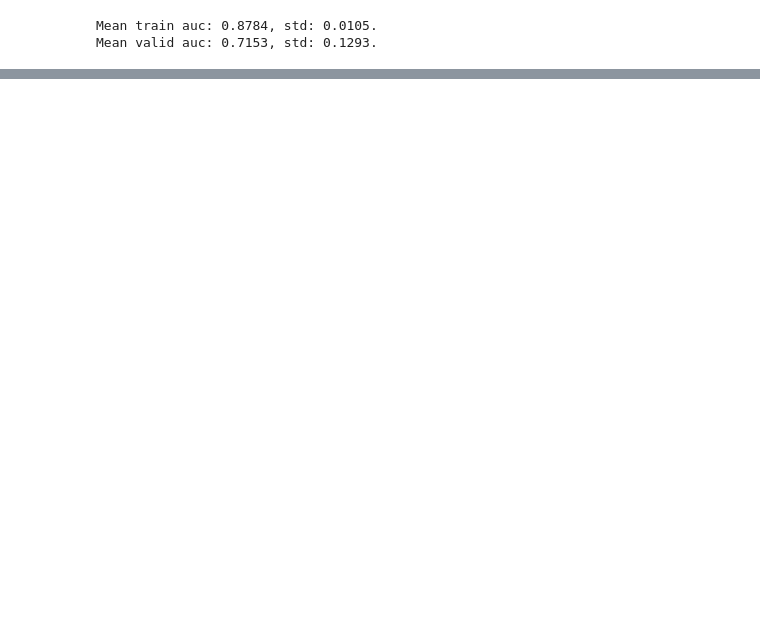
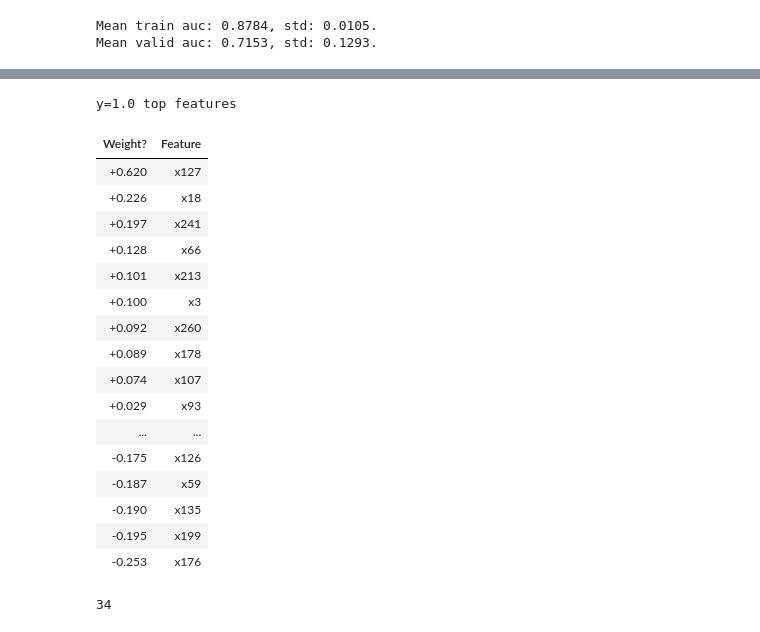
Before and after one commit to JHyunB/Don-t-Overfit-II, a Jupyter notebook: My_Don't_Overfit.ipynb, the cells around one changed output, grey strips where cells are left out. Saved outputs shown, nothing was run; the diff lists cells and outputs as text; code cells hidden in the pictures; blank space fills up the shorter version.

```diff
--- a/My_Don't_Overfit.ipynb
+++ b/My_Don't_Overfit.ipynb
@@ -179,0 +188,3 @@ Mean valid auc: 0.7153, std: 0.1293.
+# %%
+model = linear_model.LogisticRegression(class_weight='balanced', penalty='l1', C=0.1, solver='liblinear')
+scores, prediction = train_model(X_train.values, y_train, X_test, folds=repeated_folds, model=model)
@@ -179,0 +206,27 @@ Mean valid auc: 0.7153, std: 0.1293.
+# %%
+# 어떤 feature가 얼마나 많은 가중치를 갖고 있는지 보여줌
+eli5.show_weights(model, top=50)
+# %% [output]
+y=1.0 top features
+| Weight? | Feature |
+| +0.620 | x127 |
+| +0.226 | x18 |
+| +0.197 | x241 |
+| +0.128 | x66 |
+| +0.101 | x213 |
+| +0.100 | x3 |
+| +0.092 | x260 |
+| +0.089 | x178 |
+| +0.074 | x107 |
+| +0.029 | x93 |
+| ... | ... |
+| -0.175 | x126 |
+| -0.187 | x59 |
+| -0.190 | x135 |
+| -0.195 | x199 |
+| -0.253 | x176 |
+# %%
+# 중요한 항목의 갯수가 eli5와 동일함을 알 수 있음.
+(model.coef_ != 0).sum()
+# %% [output]
+34
```
Also changed, not shown: parts of 27 cells of this notebook.
